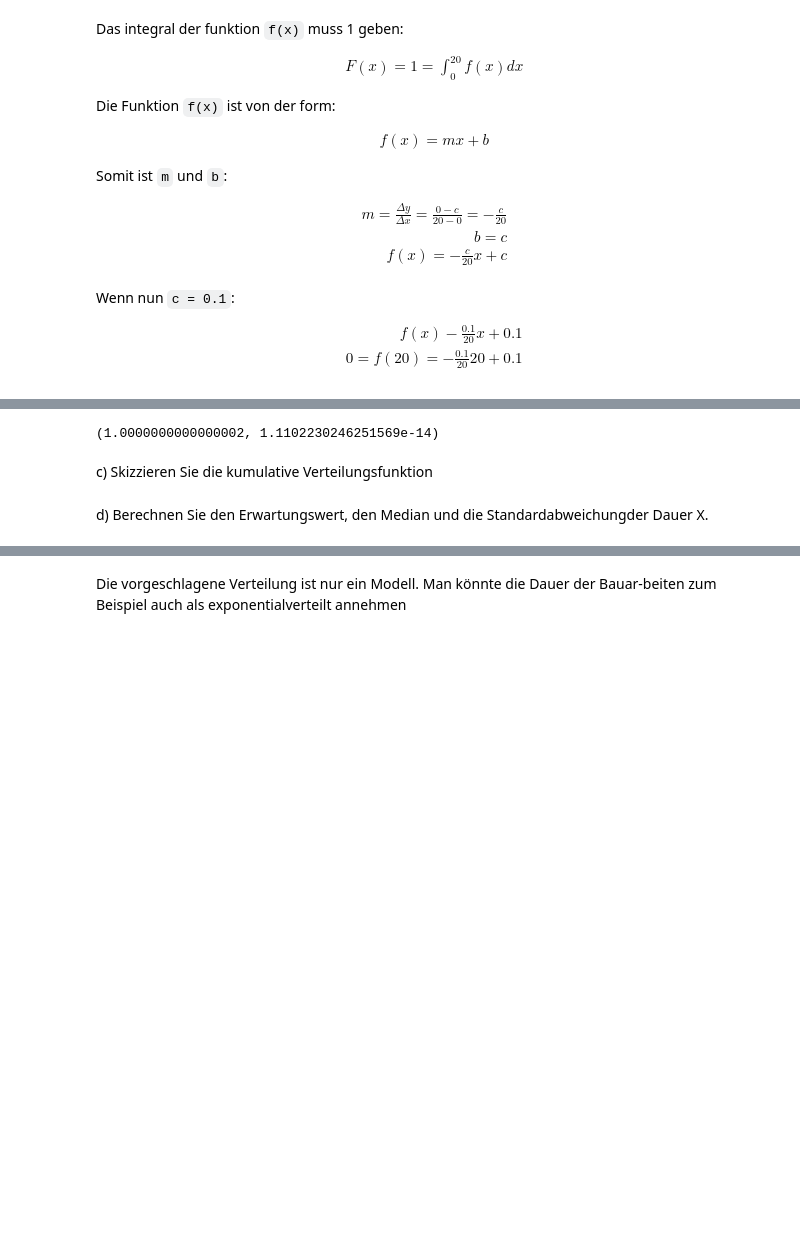
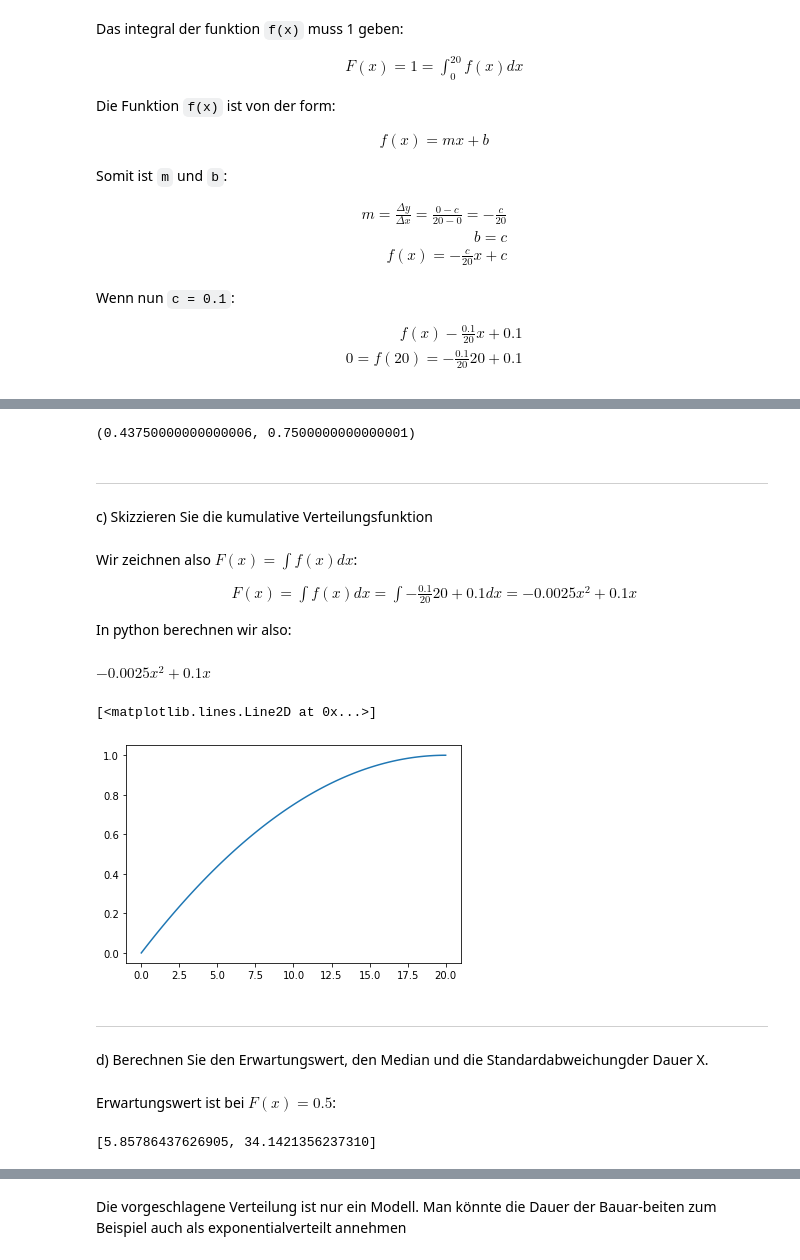
Before and after one commit to randombenj/hslu-statistics, a Jupyter notebook: sw03/exercise-3.2.ipynb, the cells around one changed output, grey strips where cells are left out. Cells and saved outputs as stored; diff of their text form; code cells hidden in the pictures; blank space fills up the shorter version.

```diff
--- a/sw03/exercise-3.2.ipynb
+++ b/sw03/exercise-3.2.ipynb
@@ -46,11 +55,55 @@ F(X) = \int_{0}^{20} f(x) dx = \int_{0}^{20} -\frac{0.1}{20}x + 0.1 dx =
 Das wird in python gerechnet:
 # %%
 from scipy.integrate import quad
-quad(lambda x: -(0.1/20)*x + 0.1, a=0, b=20)
+
+f = lambda x: -(0.1/20)*x + 0.1
+
+time_5, time_10 = quad(f, a=0, b=5), quad(f, a=0, b=10)
-# %% [output]
-(1.0000000000000002, 1.1102230246251569e-14)
+# %%
+time_5[0], time_10[0]
+# %% [output]
+(0.43750000000000006, 0.7500000000000001)
 # %% [markdown]
+---
 c) Skizzieren Sie die kumulative Verteilungsfunktion
+# %% [markdown]
+Wir zeichnen also $F(x) = \int f(x) dx$:
+
+\begin{align}
+F(x) = \int f(x) dx = \int -\frac{0.1}{20}20 + 0.1 dx = −0.0025x^2+0.1x
+\end{align}
+
+In python berechnen wir also:
+# %%
+import sympy
+
+x = sympy.Symbol("x")
+sympy.integrate(-(0.1/20)*x + 0.1, x)
+# %% [output]
+$\displaystyle - 0.0025 x^{2} + 0.1 x$
+# %%
+import numpy as np
+from matplotlib import pyplot as plt
+
+
+x = np.linspace(0, 20, 100)
+F = lambda x: -0.0025*x**2 + 0.1*x
+
+plt.plot(x, F(x))
+# %% [output]
+[<matplotlib.lines.Line2D at 0x...>]
+[figure, added]
 # %% [markdown]
+---
 d) Berechnen Sie den Erwartungswert, den Median und die Standardabweichungder Dauer X.
+# %% [markdown]
+Erwartungswert ist bei $F(x) = 0.5$:
+# %%
+from sympy.solvers import solve
+from sympy import Symbol
+
+x = Symbol("x")
+solve(-0.0025*x**2 + 0.1*x - 0.5, x)
+# %% [output]
+[5.85786437626905, 34.1421356237310]
 # %% [markdown]
```
Also changed, not shown: parts of 14 cells of this notebook.
